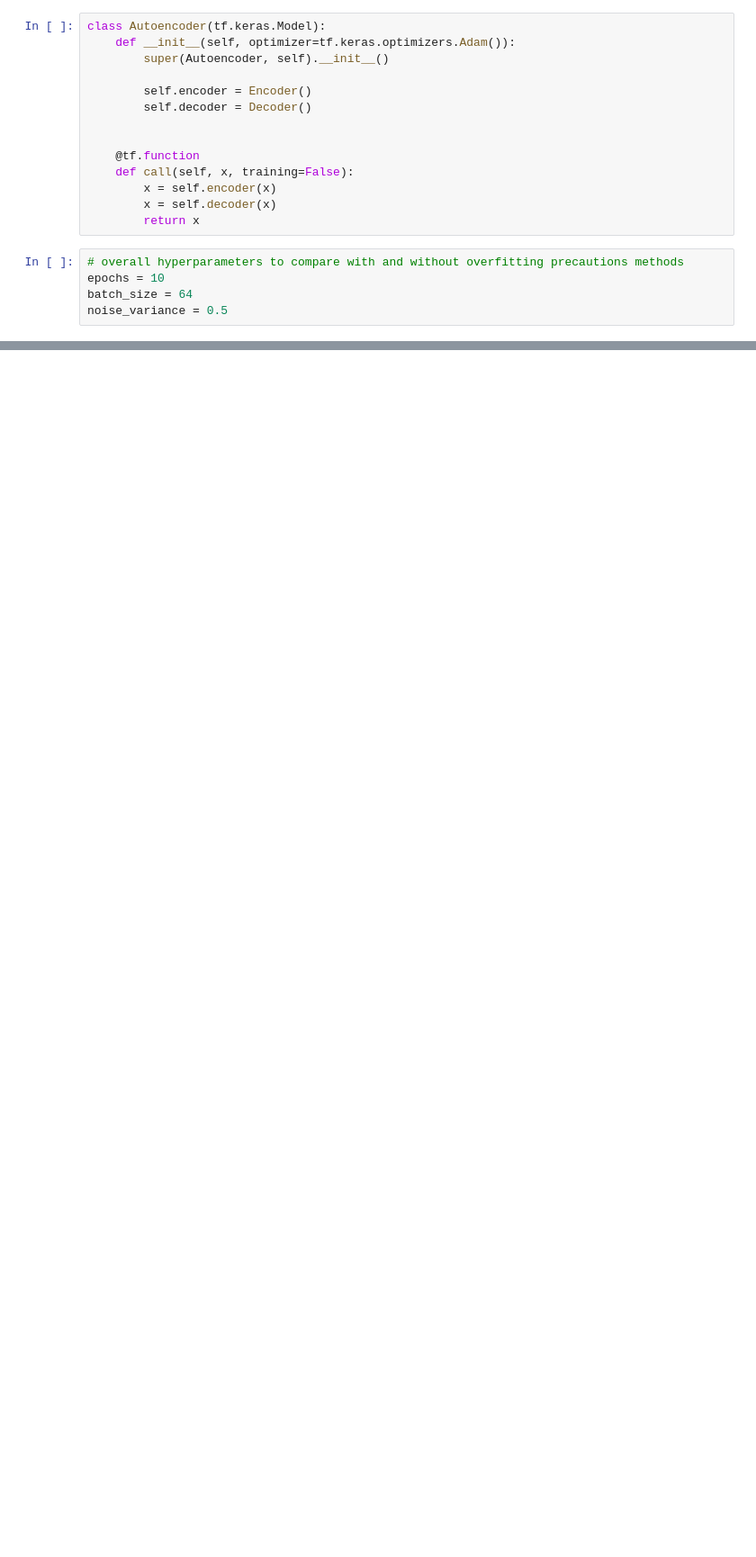
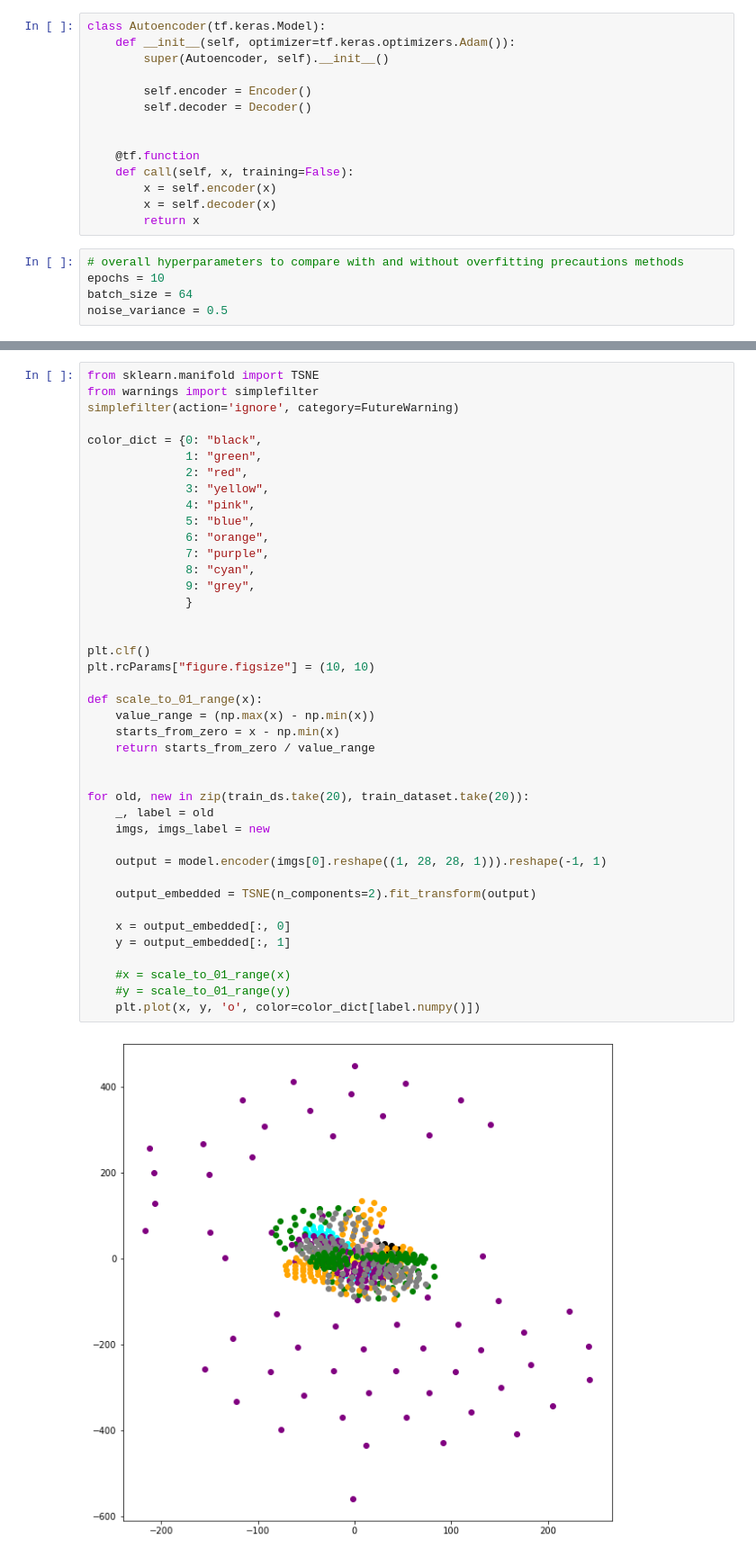
Before and after one commit to IANNwTF-Group-3/homework08, a Jupyter notebook: homework08.ipynb, the cells around one changed output, grey strips where cells are left out. Shown at 90% size. Saved outputs shown, nothing was run; the diff lists cells and outputs as text; blank space fills up the shorter version.

```diff
--- a/homework08.ipynb
+++ b/homework08.ipynb
@@ -197,0 +198,43 @@ for imgs, targets in val_dataset.shuffle(4096).take(rows):
+# %%
+from sklearn.manifold import TSNE
+from warnings import simplefilter
+simplefilter(action='ignore', category=FutureWarning)
+
+color_dict = {0: "black",
+              1: "green",
+              2: "red",
+              3: "yellow",
+              4: "pink",
+              5: "blue",
+              6: "orange",
+              7: "purple",
+              8: "cyan",
+              9: "grey",
+              }
+
+
+plt.clf()
+plt.rcParams["figure.figsize"] = (10, 10)
+
+def scale_to_01_range(x):
+    value_range = (np.max(x) - np.min(x))
+    starts_from_zero = x - np.min(x)
+    return starts_from_zero / value_range
+
+
+for old, new in zip(train_ds.take(20), train_dataset.take(20)):
+    _, label = old
+    imgs, imgs_label = new
+
+    output = model.encoder(imgs[0].reshape((1, 28, 28, 1))).reshape(-1, 1)
+
+    output_embedded = TSNE(n_components=2).fit_transform(output)
+
+    x = output_embedded[:, 0]
+    y = output_embedded[:, 1]
+
+    #x = scale_to_01_range(x)
+    #y = scale_to_01_range(y)
+    plt.plot(x, y, 'o', color=color_dict[label.numpy()])
+# %% [output]
+[figure, added]
```
Also changed, not shown: parts of 6 cells of this notebook.
